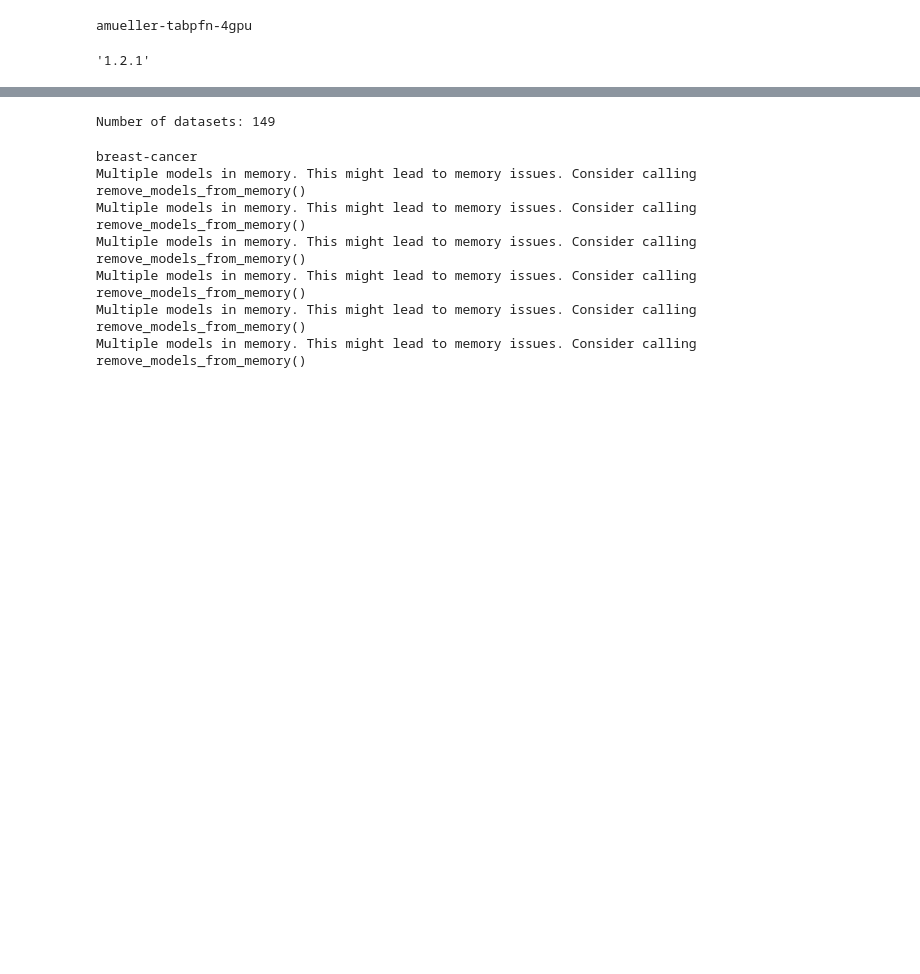
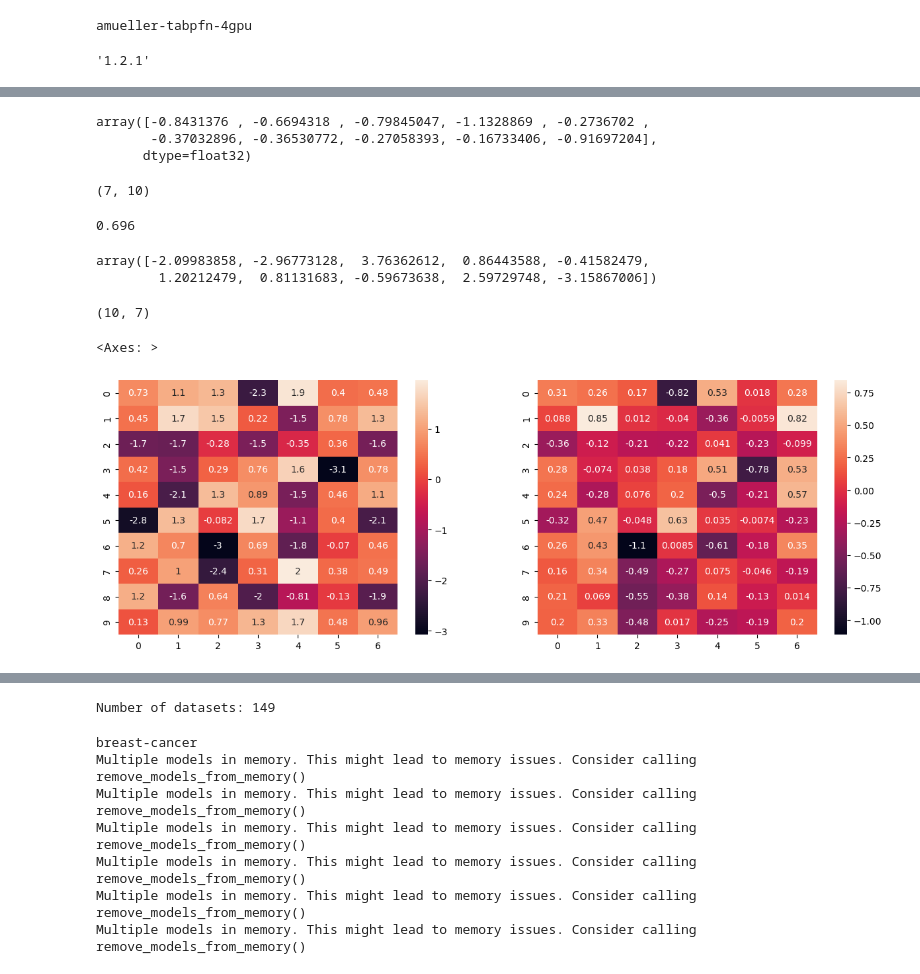
Before and after one commit to microsoft/ticl, a Jupyter notebook: tabpfn/neural_net_comparison_distillation.ipynb, the cells around one changed output, grey strips where cells are left out. Cells and saved outputs as stored; diff of their text form; code cells hidden in the pictures; blank space fills up the shorter version.

```diff
--- a/tabpfn/neural_net_comparison_distillation.ipynb
+++ b/tabpfn/neural_net_comparison_distillation.ipynb
@@ -16,0 +25,4 @@ X_train, X_test, y_train, y_test = train_test_split(iris.data, iris.target)
+# %%
+# DiabeticMellitus
+data = fetch_openml("regime_alimentaire")
+data.frame
@@ -17,3 +49,11 @@ X_train, X_test, y_train, y_test = train_test_split(iris.data, iris.target)
+# %%
+from sklearn.impute import SimpleImputer
+
+
+X_train, X_test, y_train, y_test = train_test_split(np.array(data.data), data.target, stratify=data.target)
+si = SimpleImputer(add_indicator=True).fit(X_train)
+X_test = si.transform(X_test)
+X_train = si.transform(X_train)
 # %%
 from sklearn.preprocessing import StandardScaler
 scaler = StandardScaler()
@@ -28,0 +257,3 @@ TorchMLP(n_epochs=100).fit(X_train, y_train).score(X_test, y_test)
+# %%
+fl =ForwardLinearModel().fit(X_train, y_train)
+fl.score(X_test, y_test)
@@ -28,0 +270,34 @@ TorchMLP(n_epochs=100).fit(X_train, y_train).score(X_test, y_test)
+# %%
+fl.biases_
+# %% [output]
+array([-0.8431376 , -0.6694318 , -0.79845047, -1.1328869 , -0.2736702 ,
+       -0.37032896, -0.36530772, -0.27058393, -0.16733406, -0.91697204],
+      dtype=float32)
+# %%
+fl.weights_.shape
+# %% [output]
+(7, 10)
+# %%
+from sklearn.linear_model import LogisticRegression
+lr = LogisticRegression().fit(X_train, y_train)
+lr.score(X_test, y_test)
+# %% [output]
+0.696
+# %%
+lr.intercept_
+# %% [output]
+array([-2.09983858, -2.96773128,  3.76362612,  0.86443588, -0.41582479,
+        1.20212479,  0.81131683, -0.59673638,  2.59729748, -3.15867006])
+# %%
+lr.coef_.shape
+# %% [output]
+(10, 7)
+# %%
+import seaborn as sns
+import matplotlib.pyplot as plt
+fig, axes = plt.subplots(1, 2, figsize=(15, 5))
+sns.heatmap(lr.coef_, annot=True, ax=axes[0])
+sns.heatmap(fl.weights_.T, annot=True, ax=axes[1])
+# %% [output]
+<Axes: >
+[figure, added]
```
Also changed, not shown: parts of 103 cells of this notebook, 5 other files.
